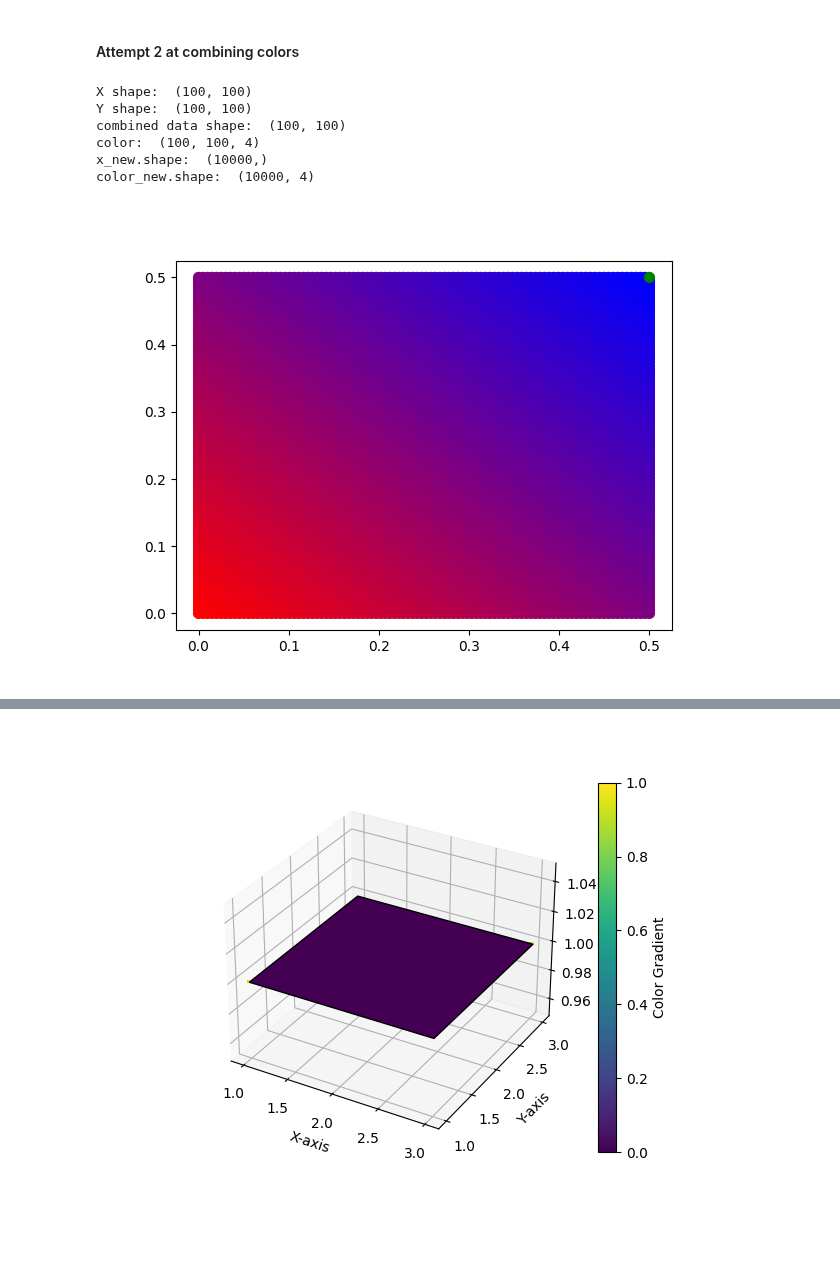
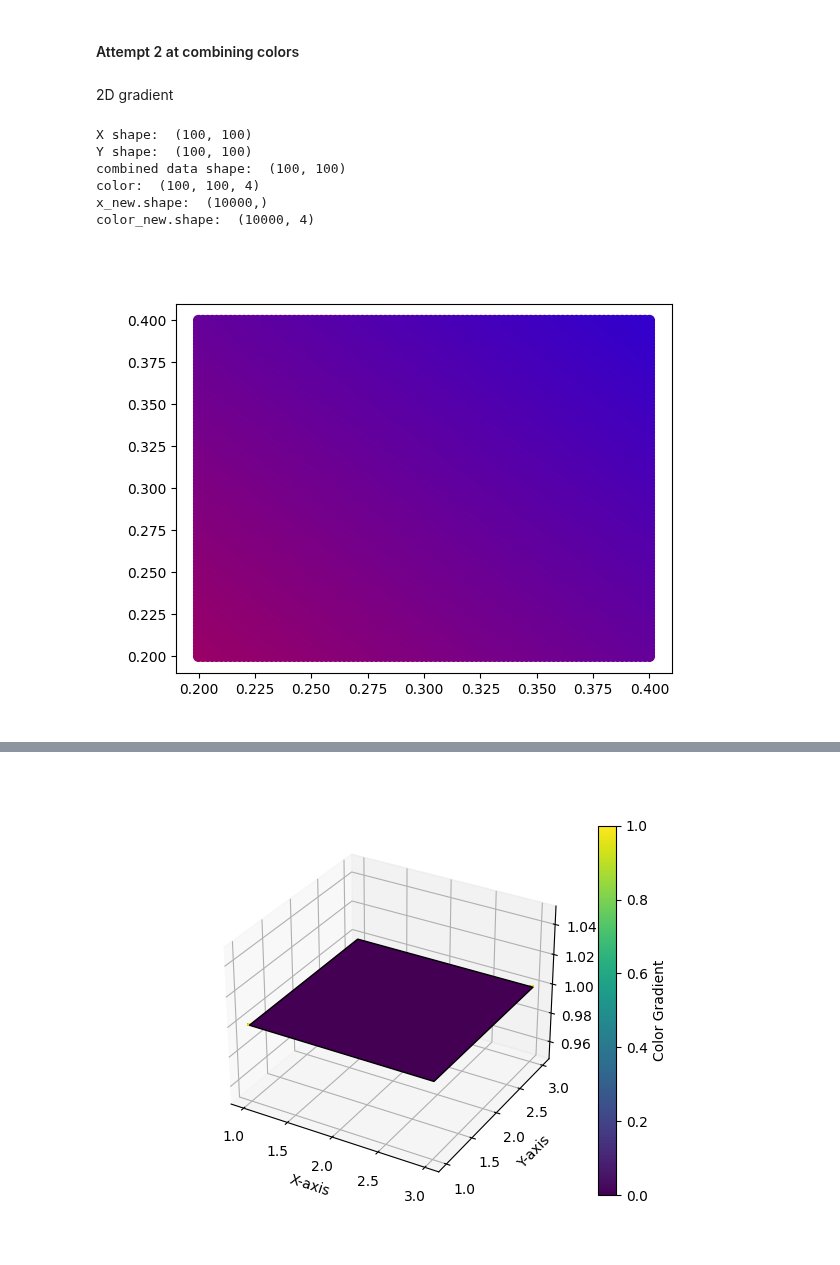
Before and after one commit to JoshuaG-K/transformation-visualization-tool, a Jupyter notebook: transformations.ipynb, the cells around one changed output, grey strips where cells are left out. Cells and saved outputs as stored; diff of their text form; code cells hidden in the pictures; blank space fills up the shorter version.

```diff
--- a/transformations.ipynb
+++ b/transformations.ipynb
@@ -91,6 +91,8 @@ plt.show()
 [figure]
 # %% [markdown]
 #### Attempt 2 at combining colors ####
+# %% [markdown]
+2D gradient
 # %%
 # Code Adatped from AI
 
@@ -104,9 +106,11 @@ cmap_colors = [(0, 'red'), (1, 'blue'), (1, 'green')]  # Colors for the combined
 custom_cmap = LinearSegmentedColormap.from_list('custom', cmap_colors)
 
 # Create a 2D grid of values for both dimensions
-numDimensions = 2
-x = np.linspace(0, 1/numDimensions, 100)
-y = np.linspace(0, 1/numDimensions, 100)
+num_dimensions = 2
+lowest_color_value = 0.2
+highest_color_value = 0.8
+x = np.linspace(lowest_color_value, highest_color_value/num_dimensions, 100)
+y = np.linspace(lowest_color_value, highest_color_value/num_dimensions, 100)
 X, Y = np.meshgrid(x, y)
 print("X shape: ", X.shape)
 print("Y shape: ", Y.shape)
@@ -119,31 +123,31 @@ print("combined data shape: ", combined_data.shape)
 # print(combined_data)
 # Apply the custom colormap to the combined data
 color = custom_cmap(combined_data)
 # color = np.delete(color, -1, axis=-1)
 print("color: ", color.shape)
 # print(color)
 # Create a figure and axis
 fig, ax = plt.subplots()
 
 # reshape x and y to match what is expected
 x_new = X.reshape((-1,))
 y_new = Y.reshape((-1,))
 color_new = color.reshape((-1, 4))
 print("x_new.shape: ", x_new.shape)
 print("color_new.shape: ", color_new.shape)
 
 # Plot the 2D grid with the colormap representing both dimensions
 sc = ax.scatter(x_new, y_new, c=color_new, cmap=custom_cmap, s=50, marker='o')
 # cbar = plt.colorbar(sc, ax=ax)
 # cbar.set_label('Color Gradient')
 
 # Show the plot
 plt.show()
 # %% [output]
 X shape:  (100, 100)
 Y shape:  (100, 100)
 combined data shape:  (100, 100)
 color:  (100, 100, 4)
 x_new.shape:  (10000,)
 color_new.shape:  (10000, 4)
-[figure, old version]
+[figure, new version]
```
Also changed, not shown: parts of 2 cells of this notebook.
